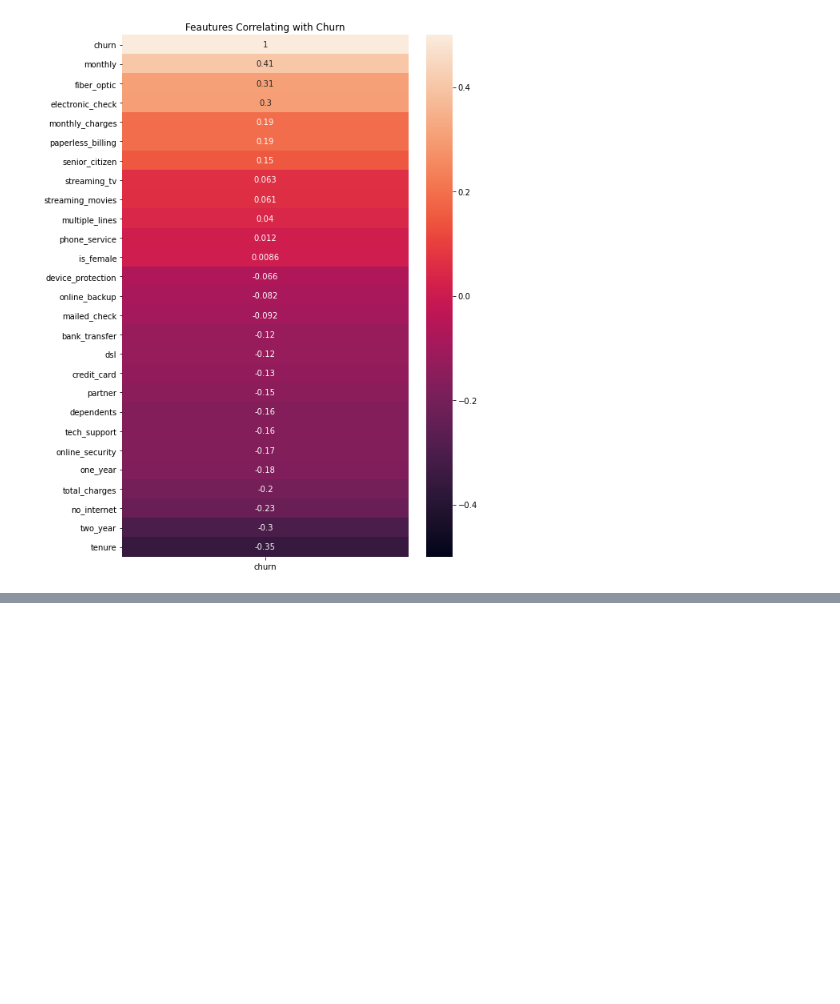
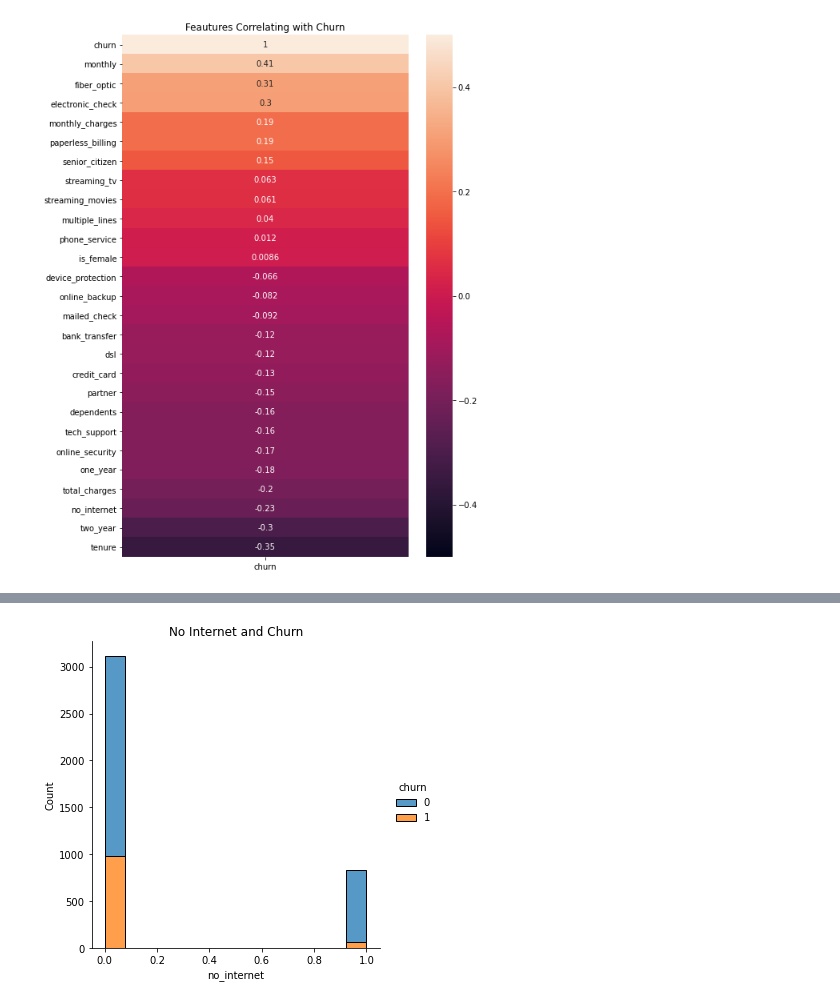
Before and after one commit to annah-vu/classification_project, a Jupyter notebook: initial_notebook.ipynb, the cells around one changed output, grey strips where cells are left out. Cells and saved outputs as stored; diff of their text form; code cells hidden in the pictures; blank space fills up the shorter version.

```diff
--- a/initial_notebook.ipynb
+++ b/initial_notebook.ipynb
@@ -492,0 +515,6 @@ get_churn_heatmap(df)
+# %%
+sns.displot(train, x='no_internet', hue = 'churn', multiple= 'stack')
+plt.title('No Internet and Churn')
+plt.show()
+# %% [output]
+[figure, added]
```
Also changed, not shown: parts of 12 cells of this notebook.
